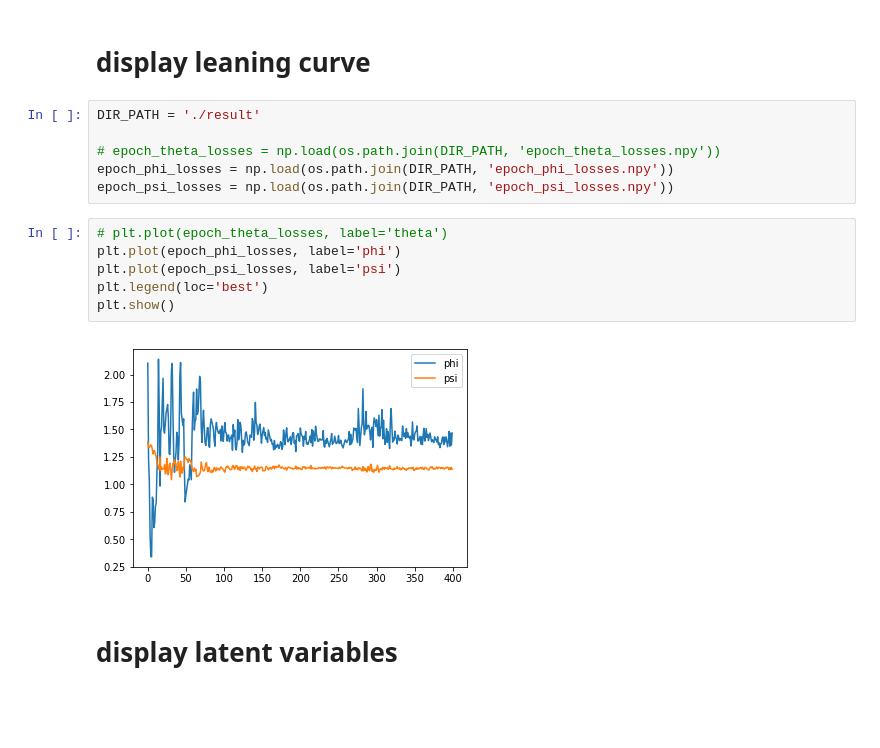
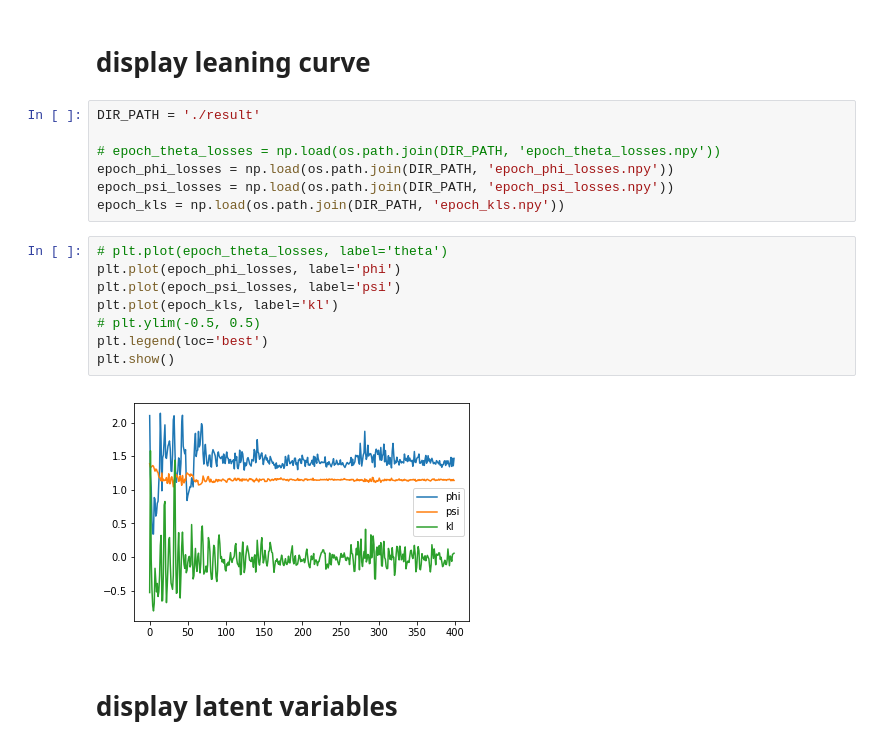
Before and after one commit to seiya-kumada/avb, a Jupyter notebook: visualize.ipynb, the cells around one changed output. Cells and saved outputs as stored; diff of their text form; blank space fills up the shorter version.

```diff
--- a/visualize.ipynb
+++ b/visualize.ipynb
@@ -11,14 +11,17 @@ DIR_PATH = './result'
 # epoch_theta_losses = np.load(os.path.join(DIR_PATH, 'epoch_theta_losses.npy'))
 epoch_phi_losses = np.load(os.path.join(DIR_PATH, 'epoch_phi_losses.npy'))
 epoch_psi_losses = np.load(os.path.join(DIR_PATH, 'epoch_psi_losses.npy'))
+epoch_kls = np.load(os.path.join(DIR_PATH, 'epoch_kls.npy'))
 # %%
 # plt.plot(epoch_theta_losses, label='theta')
 plt.plot(epoch_phi_losses, label='phi')
 plt.plot(epoch_psi_losses, label='psi')
+plt.plot(epoch_kls, label='kl')
+# plt.ylim(-0.5, 0.5)
 plt.legend(loc='best')
 plt.show()
 # %% [output]
-[figure, old version]
+[figure, new version]
 # %% [markdown]
 # display latent variables
 # %%
```
Also changed, not shown: parts of 1 cell of this notebook, 1 other file.
